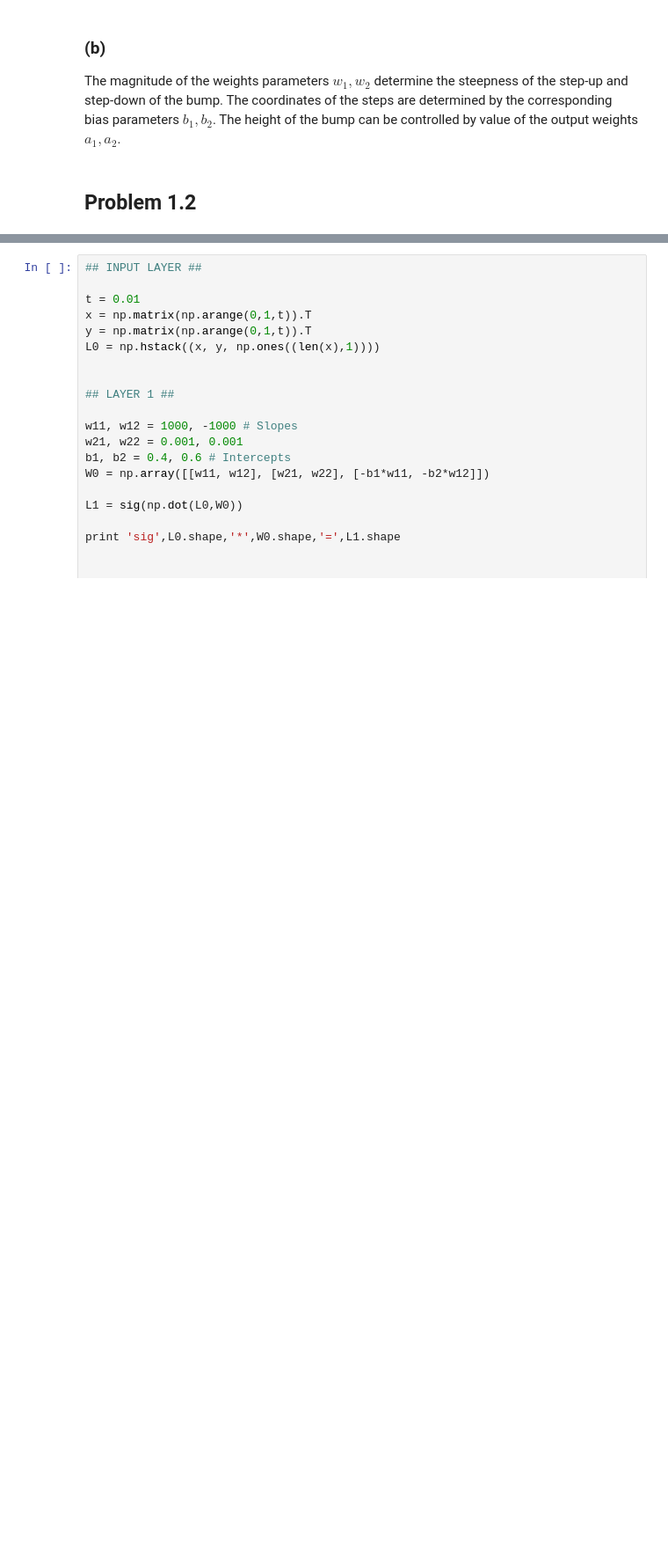
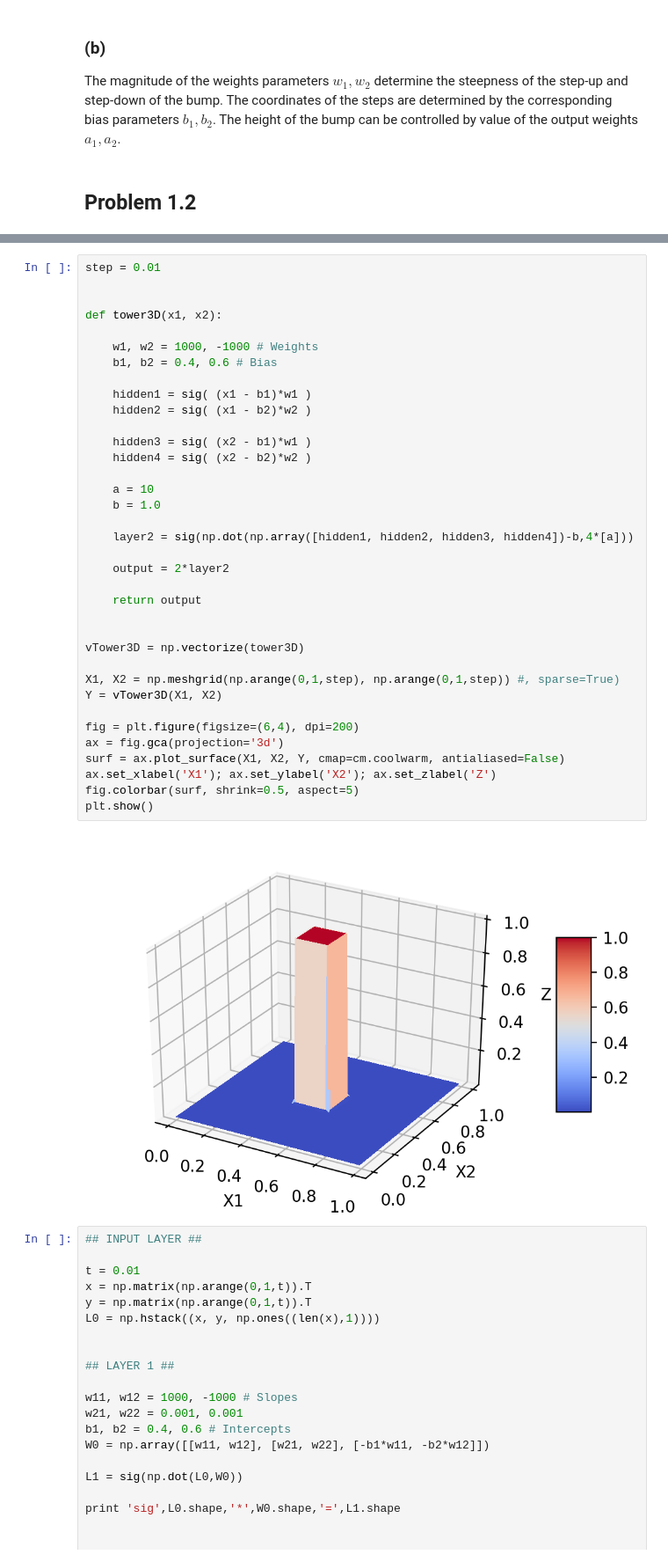
Before and after one commit to abdohlman/COMPSCI571_HW6, a Jupyter notebook: COMPSCI_571_HW6.ipynb, the cells around one changed output, grey strips where cells are left out. Shown: that part at 88% size. Cells and saved outputs as stored; diff of their text form; blank space fills up the shorter version.

```diff
--- a/COMPSCI_571_HW6.ipynb
+++ b/COMPSCI_571_HW6.ipynb
@@ -121,3 +97,41 @@ lin (100, 2) * (2, 2) = (100, 2)
+# %%
+step = 0.01
+
+
+def tower3D(x1, x2):
+
+    w1, w2 = 1000, -1000 # Weights
+    b1, b2 = 0.4, 0.6 # Bias
+
+    hidden1 = sig( (x1 - b1)*w1 )
+    hidden2 = sig( (x1 - b2)*w2 )
+
+    hidden3 = sig( (x2 - b1)*w1 )
+    hidden4 = sig( (x2 - b2)*w2 )
+
+    a = 10
+    b = 1.0
+
+    layer2 = sig(np.dot(np.array([hidden1, hidden2, hidden3, hidden4])-b,4*[a]))
+
+    output = 2*layer2
+
+    return output
+
+
+vTower3D = np.vectorize(tower3D)
+
+X1, X2 = np.meshgrid(np.arange(0,1,step), np.arange(0,1,step)) #, sparse=True)
+Y = vTower3D(X1, X2)
+
+fig = plt.figure(figsize=(6,4), dpi=200)
+ax = fig.gca(projection='3d')
+surf = ax.plot_surface(X1, X2, Y, cmap=cm.coolwarm, antialiased=False)
+ax.set_xlabel('X1'); ax.set_ylabel('X2'); ax.set_zlabel('Z')
+fig.colorbar(surf, shrink=0.5, aspect=5)
+plt.show()
+# %% [output]
+[figure, added]
 # %%
 ## INPUT LAYER ##
 
```
Also changed, not shown: parts of 1 cell of this notebook.
